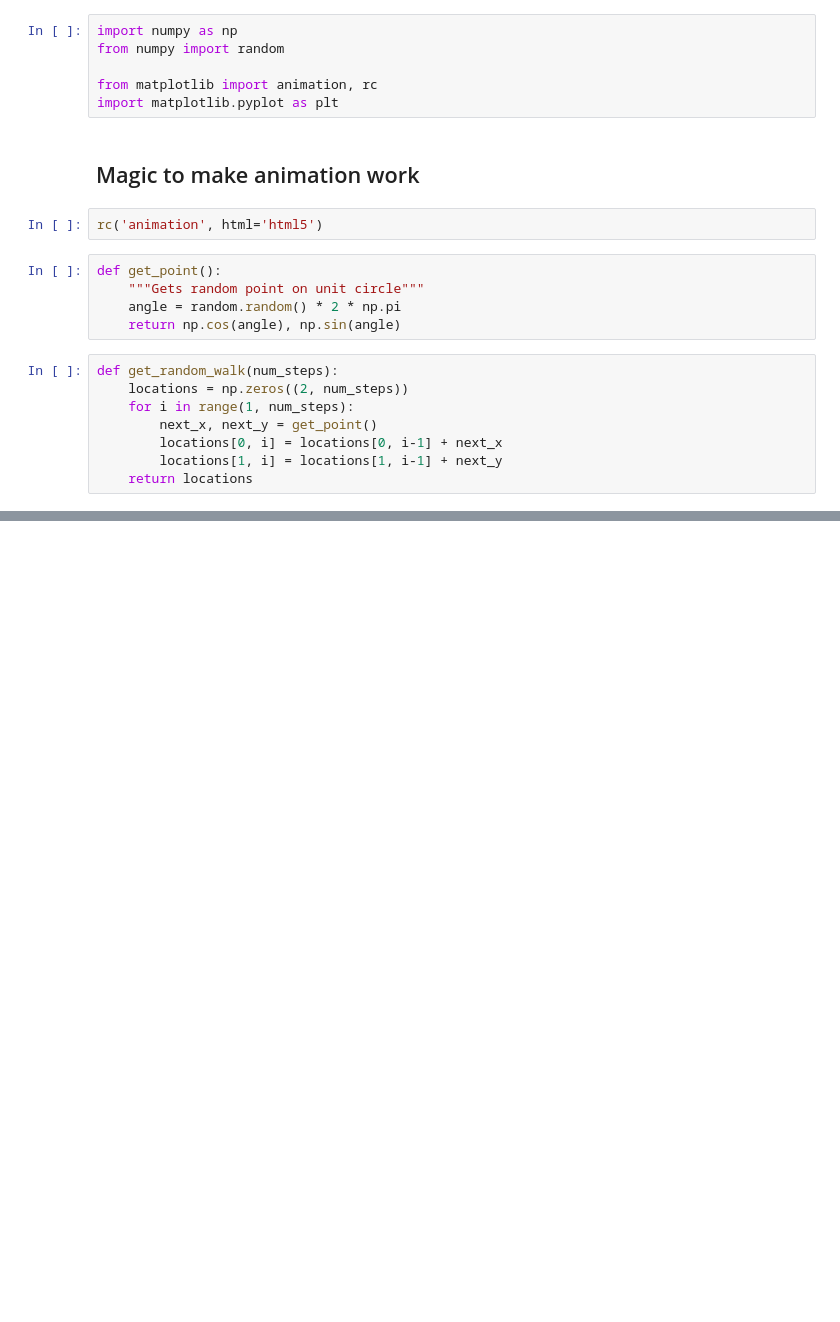
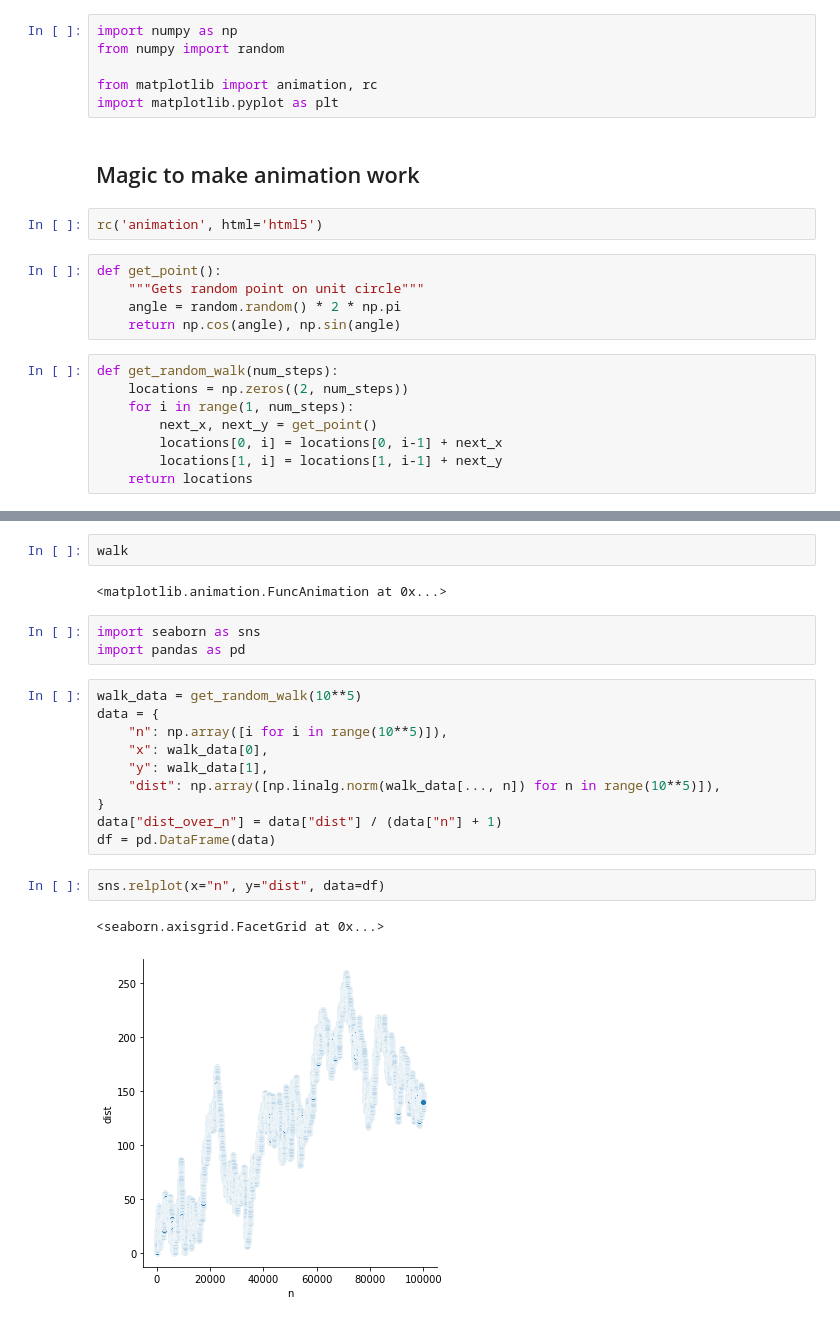
Before and after one commit to kylekizirian/blog, a Jupyter notebook: in-progress/random_walks.ipynb, the cells around one changed output, grey strips where cells are left out. Saved outputs shown, nothing was run; the diff lists cells and outputs as text; blank space fills up the shorter version.

```diff
--- a/in-progress/random_walks.ipynb
+++ b/in-progress/random_walks.ipynb
@@ -44,0 +59,22 @@ im_ani
+# %%
+walk
+# %% [output]
+<matplotlib.animation.FuncAnimation at 0x...>
+# %%
+import seaborn as sns
+import pandas as pd
+# %%
+walk_data = get_random_walk(10**5)
+data = {
+    "n": np.array([i for i in range(10**5)]),
+    "x": walk_data[0],
+    "y": walk_data[1],
+    "dist": np.array([np.linalg.norm(walk_data[..., n]) for n in range(10**5)]),
+}
+data["dist_over_n"] = data["dist"] / (data["n"] + 1)
+df = pd.DataFrame(data)
+# %%
+sns.relplot(x="n", y="dist", data=df)
+# %% [output]
+<seaborn.axisgrid.FacetGrid at 0x...>
+[figure, added]
```
Also changed, not shown: parts of 3 cells of this notebook, 2 other files.
